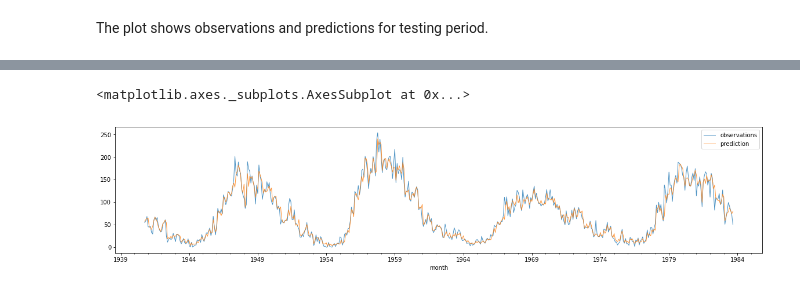
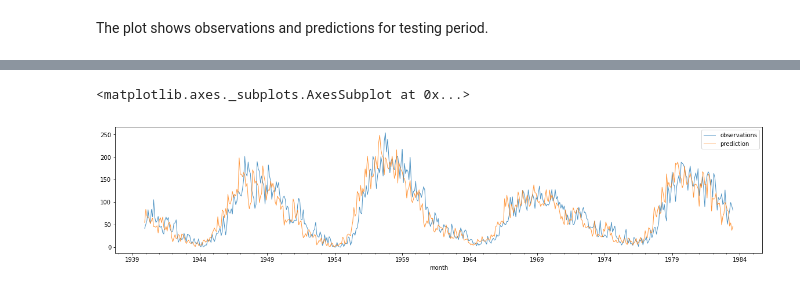
Before and after one commit to lipinski/deep-learning-projects, a Jupyter notebook: ConvolutionalNeuralNetworkForTimeSeries.ipynb, the cells around one changed output, grey strips where cells are left out. Drawn from its saved outputs; the diff is of its cells as text; code cells hidden in the pictures.

```diff
--- a/ConvolutionalNeuralNetworkForTimeSeries.ipynb
+++ b/ConvolutionalNeuralNetworkForTimeSeries.ipynb
@@ -126,22 +136,25 @@ OneDCNN(
 Define a loss function and optimizer.
 # %%
 criterion = nn.MSELoss()
-optimizer = optim.Adam(one_dcnn.parameters(), lr=0.0001)
+optimizer = optim.RMSprop(one_dcnn.parameters(), lr=0.0001)
 # %% [markdown]
 Prepare train and test dataloader.
 # %%
-train_loader = DataLoader(train_dataset, batch_size=4, shuffle=False, drop_last=True, num_workers=8, sampler=SequentialSampler(train_dataset))
-test_loader = DataLoader(test_dataset, batch_size=4, shuffle=False, drop_last=True, num_workers=8, sampler=SequentialSampler(test_dataset))
+train_loader = DataLoader(train_dataset, batch_size=4, shuffle=False, drop_last=False, num_workers=8, sampler=SequentialSampler(train_dataset))
+test_loader = DataLoader(test_dataset, batch_size=4, shuffle=False, drop_last=False, num_workers=8, sampler=SequentialSampler(test_dataset))
 # %% [markdown]
 Train network
 # %%
 one_dcnn.train()
-n_epoch = 20
+n_epoch = 30
 loss_history = list()
 for epoch in range(n_epoch):
     running_loss = 0.0
     for i, data in enumerate(train_loader):
+#         pdb.set_trace()
         inputs, labels = data
+        inputs = inputs.to(device)
+        labels = labels.to(device)
         optimizer.zero_grad()
         outputs = one_dcnn(inputs)
         loss = criterion(outputs, labels)
@@ -193,9 +187,9 @@ labels = list()
 with torch.no_grad():
     for data, target in test_loader:
         features.append(data)
-        predictions.append(one_dcnn(data))
+        predictions.append(one_dcnn(data.to(device)))
         labels.append(target)
 
-predictions = np.array(list(map(lambda x: x.numpy(), predictions))).flatten()
+predictions = np.array(list(map(lambda x: x.to('cpu').numpy(), predictions))).flatten()
 labels = np.array(list(map(lambda x: x.numpy(), labels))).flatten()
-features  = np.array(list(map(lambda x: x.numpy(), features))).reshape(-1, 10)
+features  = np.array(list(map(lambda x: x.numpy(), features))).reshape(-1, D_in)
@@ -204,11 +226,12 @@ The plot shows observations and predictions for testing period.
 # %%
-test_df = uni_df[uni_df.index > threshold_month].loc['1940-10-01':'1983-09-01', :]
+test_df = uni_df[uni_df.index > threshold_month].loc['1939-12-01':'1983-07-01', :]
+test_df.loc[:, 'features'] = list(map(lambda x: ', '.join(map(str, x)), features))
 test_df['prediction'] = predictions
 test_df['prediction'] = test_df['prediction']
-test_df.plot(figsize=(20, 4), lw=1, alpha=0.8)
+test_df.drop('features', axis=1).plot(figsize=(20, 4), lw=1, alpha=0.8)
 # %% [output]
 <matplotlib.axes._subplots.AxesSubplot at 0x...>
-[figure, old version]
+[figure, new version]
 # %%
 test_df['error'] = test_df['observations'] - test_df['prediction']
 test_df.error.plot(figsize=(20, 4))
```
Also changed, not shown: parts of 13 cells of this notebook.
